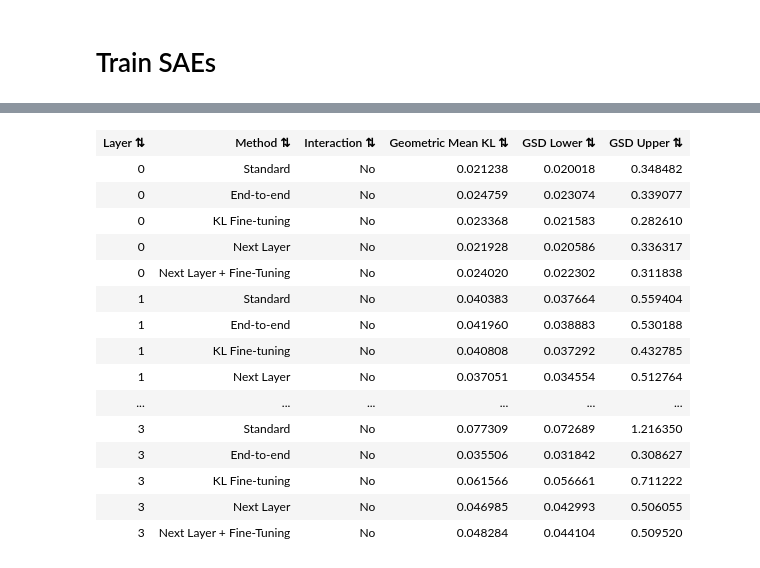
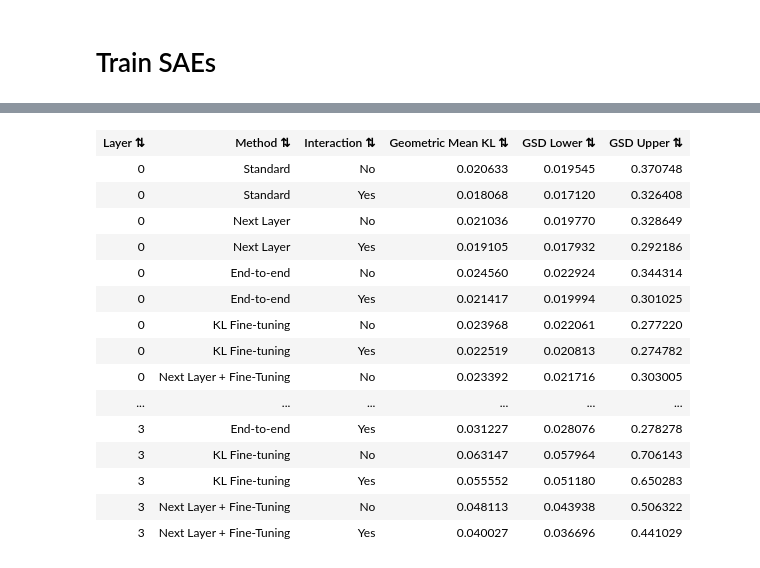
Before and after one commit to evan-lloyd/mechinterp-experiments, a Jupyter notebook: tiny_stories_sae/feature_interaction_demo.ipynb, the cells around one changed output, grey strips where cells are left out. Drawn from its saved outputs; the diff is of its cells as text; code cells hidden in the pictures.

Commit message:
run interaction demo

```diff
--- a/tiny_stories_sae/feature_interaction_demo.ipynb
+++ b/tiny_stories_sae/feature_interaction_demo.ipynb
@@ -238,8 +237,6 @@ if VALIDATION_CACHE_DIR and (
     )
 # %%
 for spec in SAE_SPECS():
-    if spec[1] or spec[0] not in (TrainingMethod.standard, TrainingMethod.next_layer):
-        continue
     # We finetune these from checkpoints of other methods
     if spec[0] in (TrainingMethod.finetuned, TrainingMethod.next_layer_finetuned):
         continue
@@ -289,7 +289,5 @@ geom mean kl={4: 0.13317495584487915})
 # %%
 for spec in SAE_SPECS():
-    if spec[1] or spec[0] not in (TrainingMethod.finetuned,):
-        continue
     if spec[0] not in (TrainingMethod.finetuned, TrainingMethod.next_layer_finetuned):
         continue
     print(f"Training {spec[0].value}, use_interaction={spec[1]}")
@@ -696,65 +685,47 @@ for spec in validation_results.keys():
 # %%
 # Print KL statistics as an HTML table
 from tiny_stories_sae.ops import display_sortable_html_table
 
 headers = ["Layer", "Method", "Interaction", "Geometric Mean KL", "GSD Lower", "GSD Upper"]
 rows = []
 
-methods = []
-seen_methods = set()
-for spec in single_layer_validations:
-    if spec[0] not in seen_methods:
-        methods.append(spec[0])
-method_labels = [m.value for m in methods]
+for layer in range(model.config.num_layers):
+    for spec, result in single_layer_validations.items():
+        if layer not in result.layer_results:
+            continue
 
-for layer in range(model.config.num_layers):
-    for method, method_label in zip(methods, method_labels):
-        for has_interaction in [False, True]:
-            spec = (method, has_interaction)
-            if spec not in single_layer_validations or layer not in single_layer_validations[spec].layer_results:
-                continue
+        interaction_label = "Yes" if spec[1] else "No"
 
-            interaction_label = "Yes" if has_interaction else "No"
+        kl_values = result.layer_results[layer].kl
+        kl_positive = np.clip(kl_values, min=1e-9)
+        log_kl = np.log(kl_positive)
+        log_mean = np.mean(log_kl)
+        log_std = np.std(log_kl)
+        gm = np.exp(log_mean)
+        gsd = np.exp(log_std)
+        gsd_lower = gm - gm / gsd
+        gsd_upper = gm * gsd - gm
 
-            if layer in single_layer_validations[spec].layer_results:
-                kl_values = single_layer_validations[spec].layer_results[layer].kl
-                if kl_values is not None and len(kl_values) > 0:
-                    kl_positive = kl_values[kl_values > 0]
-                    if len(kl_positive) > 0:
-                        log_kl = np.log(kl_positive)
-                        log_mean = np.mean(log_kl)
-                        log_std = np.std(log_kl)
-                        gm = np.exp(log_mean)
-                        gsd = np.exp(log_std)
-                        gsd_lower = gm - gm / gsd
-                        gsd_upper = gm * gsd - gm
-                    else:
-                        gm, gsd_lower, gsd_upper = 0, 0, 0
-                else:
-                    gm, gsd_lower, gsd_upper = 0, 0, 0
-            else:
-                gm, gsd_lower, gsd_upper = 0, 0, 0
-
-            rows.append([layer, method_label, interaction_label, f"{gm:.6f}", f"{gsd_lower:.6f}", f"{gsd_upper:.6f}"])
+        rows.append([layer, spec[0].value, interaction_label, f"{gm:.6f}", f"{gsd_lower:.6f}", f"{gsd_upper:.6f}"])
 
 display_sortable_html_table(headers, rows)
 # %% [output]
 | Layer ⇅ | Method ⇅ | Interaction ⇅ | Geometric Mean KL ⇅ | GSD Lower ⇅ | GSD Upper ⇅ |
-| 0 | Standard | No | 0.021238 | 0.020018 | 0.348482 |
-| 0 | End-to-end | No | 0.024759 | 0.023074 | 0.339077 |
-| 0 | KL Fine-tuning | No | 0.023368 | 0.021583 | 0.282610 |
-| 0 | Next Layer | No | 0.021928 | 0.020586 | 0.336317 |
-| 0 | Next Layer + Fine-Tuning | No | 0.024020 | 0.022302 | 0.311838 |
-| 1 | Standard | No | 0.040383 | 0.037664 | 0.559404 |
-| 1 | End-to-end | No | 0.041960 | 0.038883 | 0.530188 |
-| 1 | KL Fine-tuning | No | 0.040808 | 0.037292 | 0.432785 |
-| 1 | Next Layer | No | 0.037051 | 0.034554 | 0.512764 |
+| 0 | Standard | No | 0.020633 | 0.019545 | 0.370748 |
+| 0 | Standard | Yes | 0.018068 | 0.017120 | 0.326408 |
+| 0 | Next Layer | No | 0.021036 | 0.019770 | 0.328649 |
+| 0 | Next Layer | Yes | 0.019105 | 0.017932 | 0.292186 |
+| 0 | End-to-end | No | 0.024560 | 0.022924 | 0.344314 |
+| 0 | End-to-end | Yes | 0.021417 | 0.019994 | 0.301025 |
+| 0 | KL Fine-tuning | No | 0.023968 | 0.022061 | 0.277220 |
+| 0 | KL Fine-tuning | Yes | 0.022519 | 0.020813 | 0.274782 |
+| 0 | Next Layer + Fine-Tuning | No | 0.023392 | 0.021716 | 0.303005 |
 | ... | ... | ... | ... | ... | ... |
-| 3 | Standard | No | 0.077309 | 0.072689 | 1.216350 |
-| 3 | End-to-end | No | 0.035506 | 0.031842 | 0.308627 |
-| 3 | KL Fine-tuning | No | 0.061566 | 0.056661 | 0.711222 |
-| 3 | Next Layer | No | 0.046985 | 0.042993 | 0.506055 |
-| 3 | Next Layer + Fine-Tuning | No | 0.048284 | 0.044104 | 0.509520 |
+| 3 | End-to-end | Yes | 0.031227 | 0.028076 | 0.278278 |
+| 3 | KL Fine-tuning | No | 0.063147 | 0.057964 | 0.706143 |
+| 3 | KL Fine-tuning | Yes | 0.055552 | 0.051180 | 0.650283 |
+| 3 | Next Layer + Fine-Tuning | No | 0.048113 | 0.043938 | 0.506322 |
+| 3 | Next Layer + Fine-Tuning | Yes | 0.040027 | 0.036696 | 0.441029 |
 # %%
 from tiny_stories_sae.validation import generate_with_replacement
 from IPython.display import HTML
```
Also changed, not shown: parts of 13 cells of this notebook, 2 other files.
